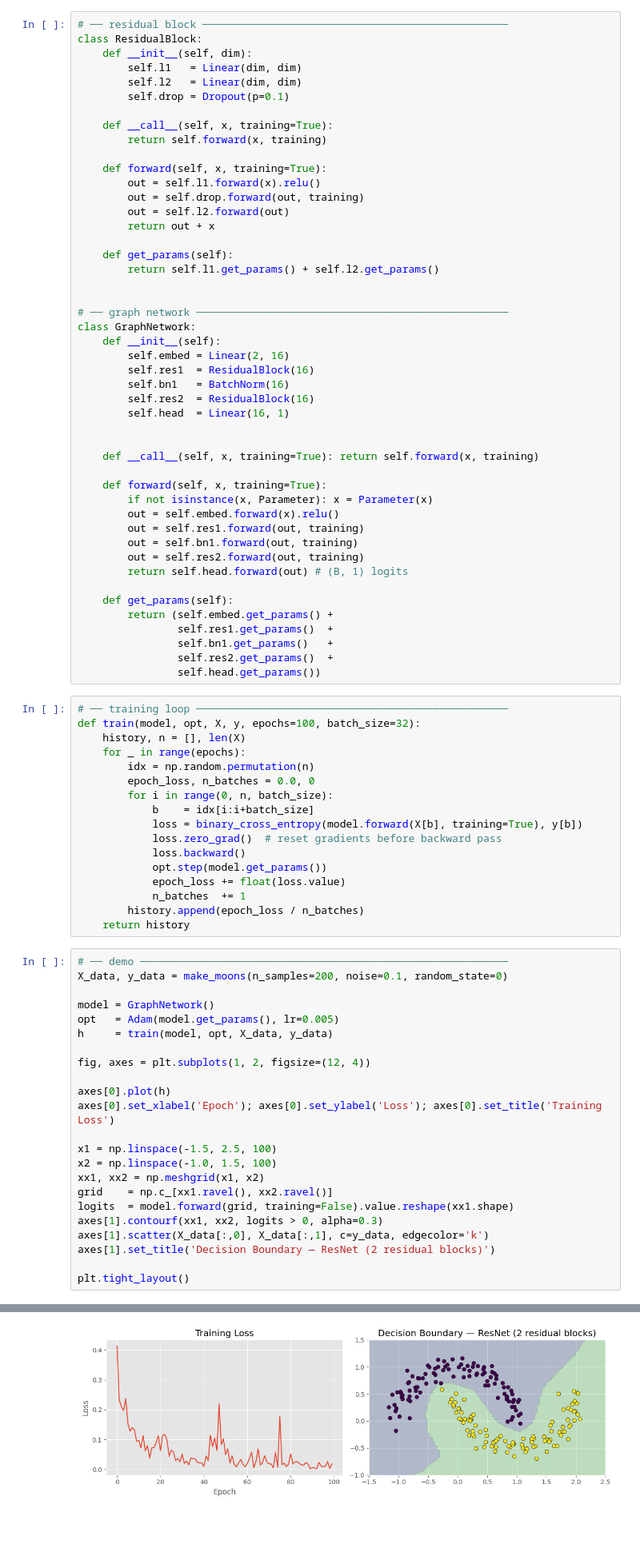
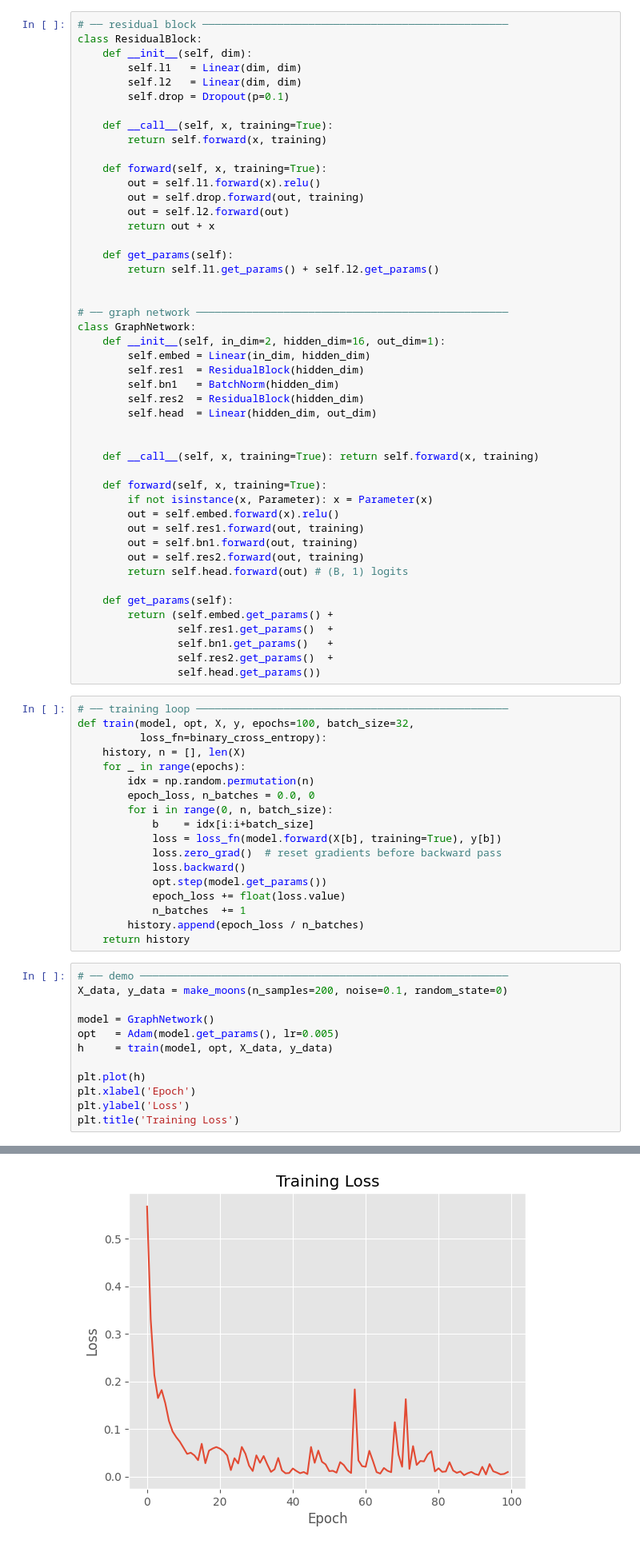
Before and after one commit to Dorian-MB/ML-from-scratch, a Jupyter notebook: nn.ipynb, the cells around one changed output, grey strips where cells are left out. Shown at 80% size. Drawn from its saved outputs; the diff is of its cells as text; blank space fills up the shorter version.

```diff
--- a/nn.ipynb
+++ b/nn.ipynb
@@ -306,12 +323,12 @@ class ResidualBlock:
 
 # ── graph network ──────────────────────────────────────────────────
 class GraphNetwork:
-    def __init__(self):
-        self.embed = Linear(2, 16)
-        self.res1  = ResidualBlock(16)
-        self.bn1   = BatchNorm(16)
-        self.res2  = ResidualBlock(16)
-        self.head  = Linear(16, 1)
+    def __init__(self, in_dim=2, hidden_dim=16, out_dim=1):
+        self.embed = Linear(in_dim, hidden_dim)
+        self.res1  = ResidualBlock(hidden_dim)
+        self.bn1   = BatchNorm(hidden_dim)
+        self.res2  = ResidualBlock(hidden_dim)
+        self.head  = Linear(hidden_dim, out_dim)
 
 
     def __call__(self, x, training=True): return self.forward(x, training)
@@ -332,14 +349,15 @@ class GraphNetwork:
                 self.head.get_params())
 # %%
 # ── training loop ──────────────────────────────────────────────────
-def train(model, opt, X, y, epochs=100, batch_size=32):
+def train(model, opt, X, y, epochs=100, batch_size=32,
+          loss_fn=binary_cross_entropy):
     history, n = [], len(X)
     for _ in range(epochs):
         idx = np.random.permutation(n)
         epoch_loss, n_batches = 0.0, 0
         for i in range(0, n, batch_size):
             b    = idx[i:i+batch_size]
-            loss = binary_cross_entropy(model.forward(X[b], training=True), y[b])
+            loss = loss_fn(model.forward(X[b], training=True), y[b])
             loss.zero_grad()  # reset gradients before backward pass
             loss.backward()
             opt.step(model.get_params())
@@ -355,19 +373,8 @@ model = GraphNetwork()
 opt   = Adam(model.get_params(), lr=0.005)
 h     = train(model, opt, X_data, y_data)
 
-fig, axes = plt.subplots(1, 2, figsize=(12, 4))
-
-axes[0].plot(h)
-axes[0].set_xlabel('Epoch'); axes[0].set_ylabel('Loss'); axes[0].set_title('Training Loss')
-
-x1 = np.linspace(-1.5, 2.5, 100)
-x2 = np.linspace(-1.0, 1.5, 100)
-xx1, xx2 = np.meshgrid(x1, x2)
-grid    = np.c_[xx1.ravel(), xx2.ravel()]
-logits  = model.forward(grid, training=False).value.reshape(xx1.shape)
-axes[1].contourf(xx1, xx2, logits > 0, alpha=0.3)
-axes[1].scatter(X_data[:,0], X_data[:,1], c=y_data, edgecolor='k')
-axes[1].set_title('Decision Boundary — ResNet (2 residual blocks)')
-
-plt.tight_layout()
+plt.plot(h)
+plt.xlabel('Epoch')
+plt.ylabel('Loss')
+plt.title('Training Loss')
 # %% [output]
@@ -374 +382 @@ plt.tight_layout()
-[figure, old version]
+[figure, new version]
```
Also changed, not shown: parts of 10 cells of this notebook, 1 other file.
